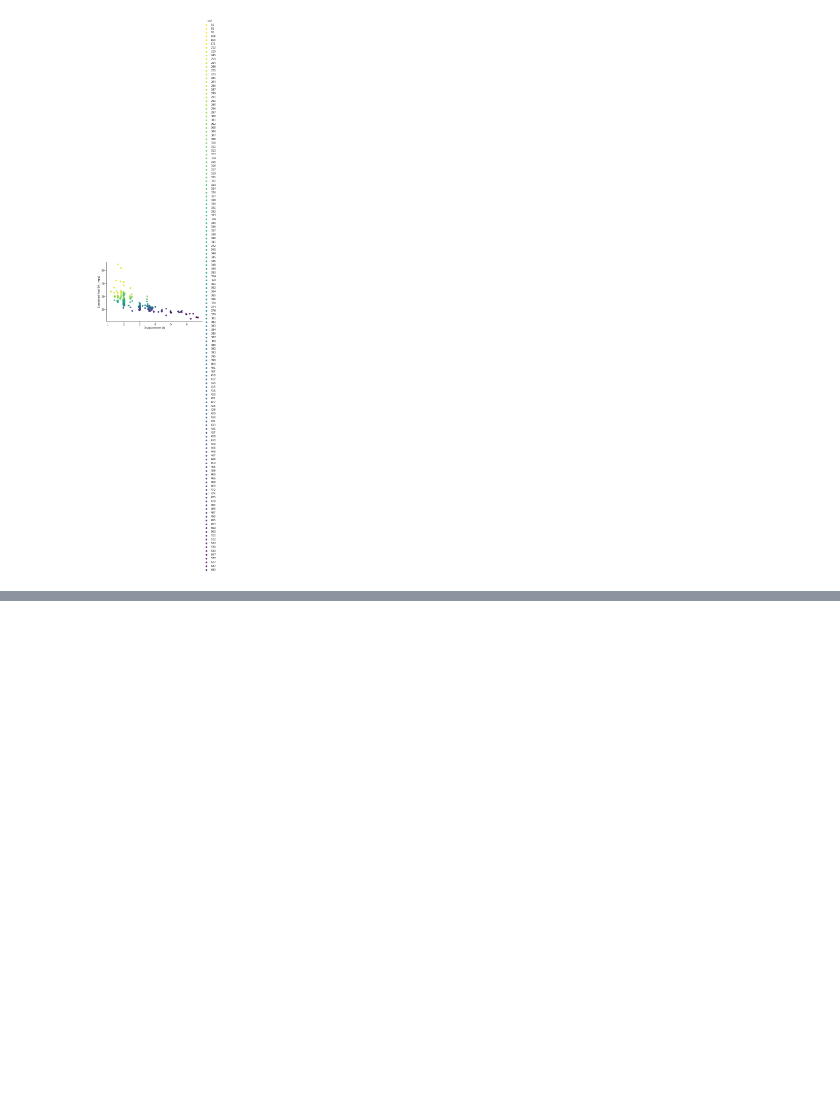
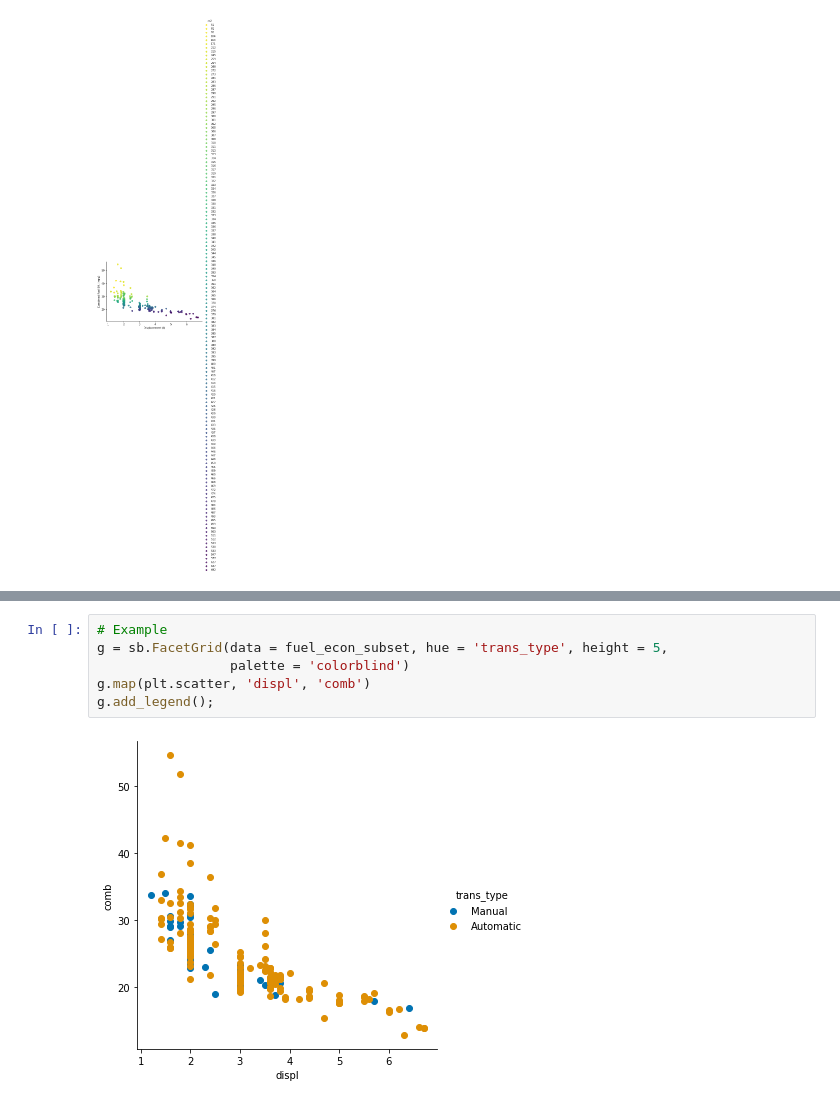
Before and after one commit to jackycwwang/data_visualization, a Jupyter notebook: 4. multivariate_visualizations.ipynb, the cells around one changed output, grey strips where cells are left out. Drawn from its saved outputs; the diff is of its cells as text; blank space fills up the shorter version.

```diff
--- a/4. multivariate_visualizations.ipynb
+++ b/4. multivariate_visualizations.ipynb
@@ -218,0 +275,8 @@ plt.ylabel('Combined Fuel Eff. (mpg)');
+# %%
+# Example
+g = sb.FacetGrid(data = fuel_econ_subset, hue = 'trans_type', height = 5,
+                 palette = 'colorblind')
+g.map(plt.scatter, 'displ', 'comb')
+g.add_legend();
+# %% [output]
+[figure, added]
```
Also changed, not shown: parts of 24 cells of this notebook.
